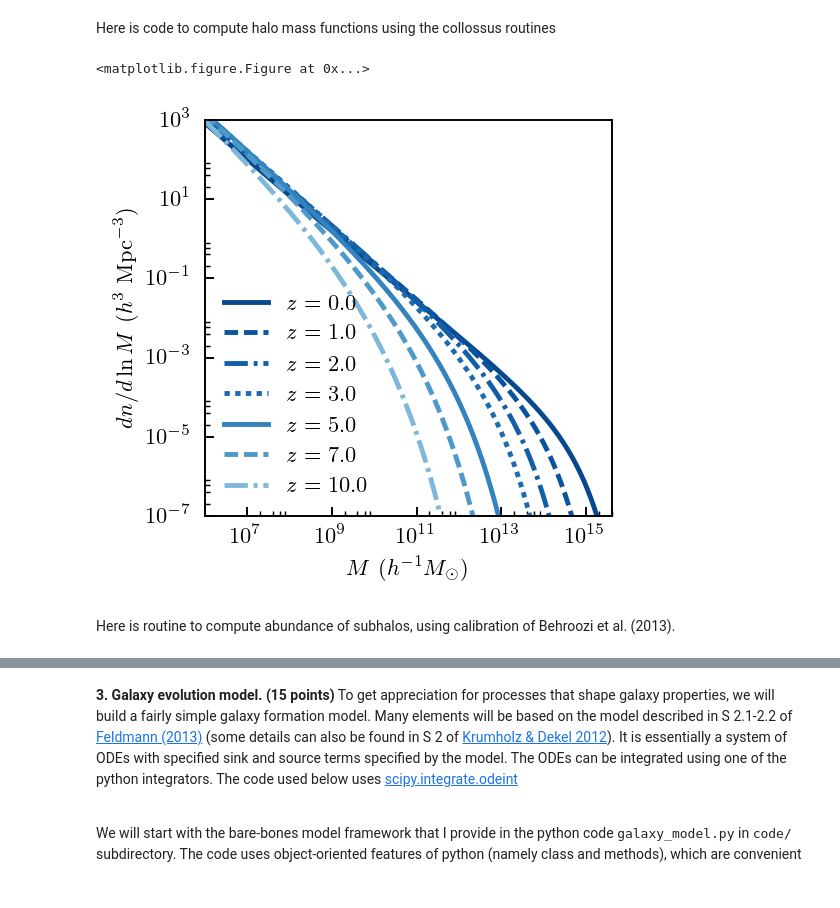
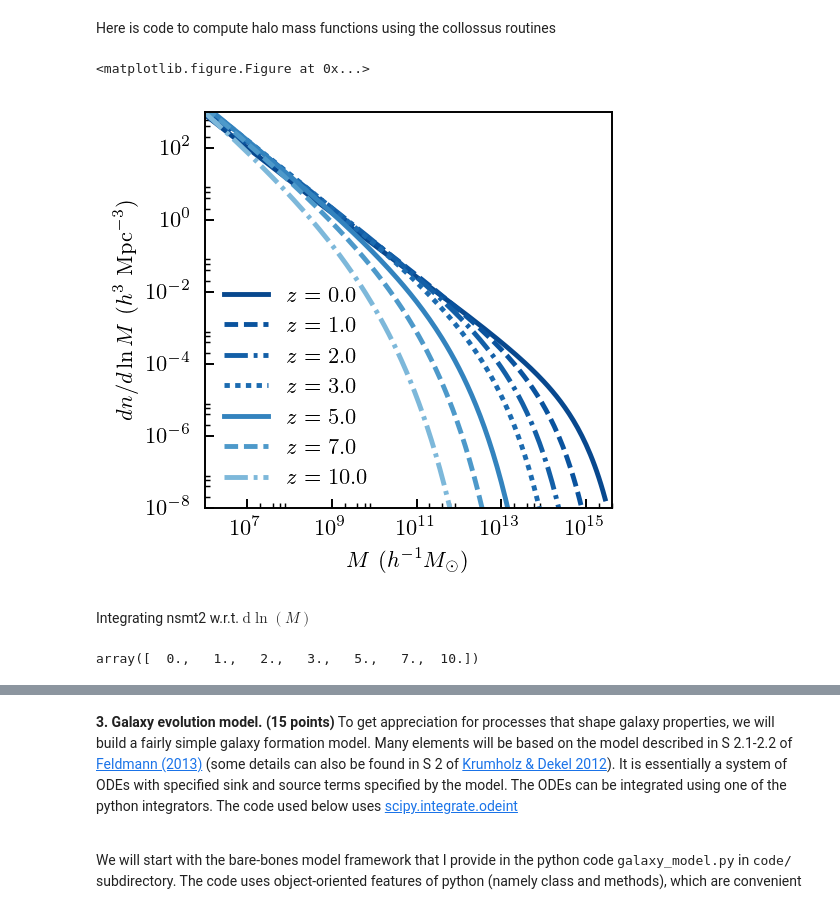
Before and after one commit to tjhoyt/galaxies_hw, a Jupyter notebook: hw4_hoyt_taylor.ipynb, the cells around one changed output, grey strips where cells are left out. Saved outputs shown, nothing was run; the diff lists cells and outputs as text; code cells hidden in the pictures.

```diff
--- a/hw4_hoyt_taylor.ipynb
+++ b/hw4_hoyt_taylor.ipynb
@@ -34,7 +31,7 @@ import numpy as np
 # import Benedikt Diemer's colossus package
 from colossus.cosmology import cosmology
 # set cosmology parameters
-params = {'flat': False, 'H0': 70.0, 'Om0': 0.3, 'relspecies': False, 'OL0': 0,
+params = {'flat': False, 'H0': 70.0, 'Om0': 1.0, 'relspecies': False, 'OL0': 0,
           'Ob0': 0.049, 'sigma8': 0.8, 'ns': 0.968, 'print_warnings': False}
 cosmo = cosmology.setCosmology('mycosmo', params )
 
@@ -69,17 +104,13 @@ z = 100.000; D_+(z) = 0.0216
 # %%
 import matplotlib.pyplot as plt
 
-G = 6.672e-8  # G (cgs)
-M = 1e12*2e33 # M_i to grams
-#A = 1.5*3.086e24 # convert R_i to (cm)
-B = (13.7 - 0.0166)*3.154e7*1e9 # t_age,0 - t_age,i for overdensity that *just* collapses
-A = np.power((G*M*B**2), 1./3)  # (cm)
+def
 eta = np.linspace(0, 2*np.pi, 200)
-R = A*(1   - np.cos(eta))/3.086e24 # convert to Mpc
-t = 1/(2*np.pi)*B*(eta - np.sin(eta))/3.154e16 # conert to Gyr
+r = A*(1   - np.cos(eta))/3.086e24 # convert to Mpc
+t = B*(eta - np.sin(eta))/3.154e16 # conert to Gyr
 a100 = 1.
 a = a100*np.power(t, 2./3)
-plt.plot(t, R)
+plt.plot(t, r)
 plt.plot(t, a)
 #plt.plot(t, R*a)
 #plt.axvline(x = 13.7)
@@ -202,20 +212,23 @@ yxsp = UnivariateSpline(lx, ly, s=0.0)
 def fint(lm):
     return 10.**yxsp(lm)
 
-ycum = np.zeros_like(lx); ycum2 = np.zeros_like(lx);
+ycum = np.zeros_like(lx); ycum2 = np.zeros_like(lx); ycum3 = np.zeros_like(lx)
 # if one splines the function under the integral itself, one can use integral method of the spline
 yxsplin = UnivariateSpline(lx,y,s=0.0)
-
 for i, lxd in enumerate(lx):
-    ycum[i] = quadrature(fint,lxd,15.5)[0]
+    print(lxd)
+    ycum[i] = quadrature(yxsplin,lxd,15.5)[0]
     ycum2[i] = yxsplin.integral(lxd,np.inf)
-
+    ycum3[i] = quadrature(yxsp,lxd,15.5)[0]
 %matplotlib inline
 fig, ax = plt.subplots(1,1,figsize=(2.5,2.5))
-plt.plot(lx,np.log10(ycum), '--', c='b')
-plt.plot(lx,np.log10(ycum2),':', c='b')
-plt.plot(lx,ly,'-', c='m')
-
+plt.plot(lx,np.log10(ycum), '--', c='b', label = 'quad')
+plt.plot(lx,np.log10(ycum2),':', c='g',  label = 'splin')
+#plt.plot(lx,ycum3, c = 'black', label = 'orig')
+plt.plot(lx,ly,'--', c='m', label = r'\( \log(f(\log(x))) \)')
+plt.plot(lx, yxsp(lx),'-.', c = 'orange', label = r'\( \log(f_{spline}) \)')
+plt.plot()
+plt.legend(fontsize = 6)
 plt.grid()
 plt.show()
 # %% [output]
@@ -338,39 +326,47 @@ dsdm = dsdr / 3.0
 #
 #  SMT01 mass function parameters
 #
+
 q_smt = 0.3; A_smt = 0.322; a_smt = 0.707
 
 nu = cosmo.peakHeight(mh, 0.0)
 nup = np.sqrt(a_smt)*nu
 
 fig = plt.figure(figsize = (3,3))
-plt.xlabel(r'$M\ (h^{-1} M_{\odot})$'); plt.ylabel(r'$dn/d\ln M\ (h^3\ \rm Mpc^{-3})$')
-plt.yscale('log'); plt.xscale('log')
-plt.xlim(1.e6, 4.e15); plt.ylim(1.e-7,1.e3)
+plt.xlabel(r'$M\ (h^{-1} M_{\odot})$')
+plt.ylabel(r'$dn/d\ln M\ (h^3\ \rm Mpc^{-3})$')
+plt.yscale('log')
+plt.xscale('log')
+plt.xlim(1.e6, 4.e15)
+plt.ylim(1.e-8,1.e3)
 
 cnorm  = colors.Normalize(vmin=0, vmax=22)
 scalarmap = cm.ScalarMappable(norm=cnorm, cmap=cm.Blues)
 
 z = np.array([0.0, 1.0, 2.0, 3.0, 5.0, 7.0, 10.0])
 lstyles = ['-','--','-.',':','-','--','-.']
 nc = np.zeros_like(z)
 for i, zd in enumerate(z): nc[i] = np.int(30.*(20.0-zd)/30.0)
 color = scalarmap.to_rgba(nc)
 
 for i,zd in enumerate(z):
     nu = cosmo.peakHeight(mh, zd)
     nup = np.sqrt(a_smt)*nu
     dsdmz = dsdm*cosmo.growthFactor(zd)
     nsmt2 = A_smt*np.sqrt(2.0/np.pi)*cosmo.Om0*2.77e11/mh*(1.0+1./nup**(2.*q_smt))*nup*np.abs(dsdm)*np.exp(-0.5*nup**2)
 
     plt.plot(mh,nsmt2,c=color[i], ls=lstyles[i], linewidth=2.0, label=r'$z=%.1f$'%zd)
 
 plt.legend(frameon=False, loc='lower left', fontsize=9)
 #plt.grid()
 plt.show()
 # %% [output]
 <matplotlib.figure.Figure at 0x...>
-[figure, old version]
+[figure, new version]
-# %% [markdown]
-Here is routine to compute abundance of subhalos, using calibration of Behroozi et al. (2013).
+# %% [markdown]
+Integrating nsmt2 w.r.t. $\mathrm{d}\ln(M)$
+# %%
+z
+# %% [output]
+array([  0.,   1.,   2.,   3.,   5.,   7.,  10.])
 # %%
```
Also changed, not shown: parts of 33 cells of this notebook, 2 other files.
